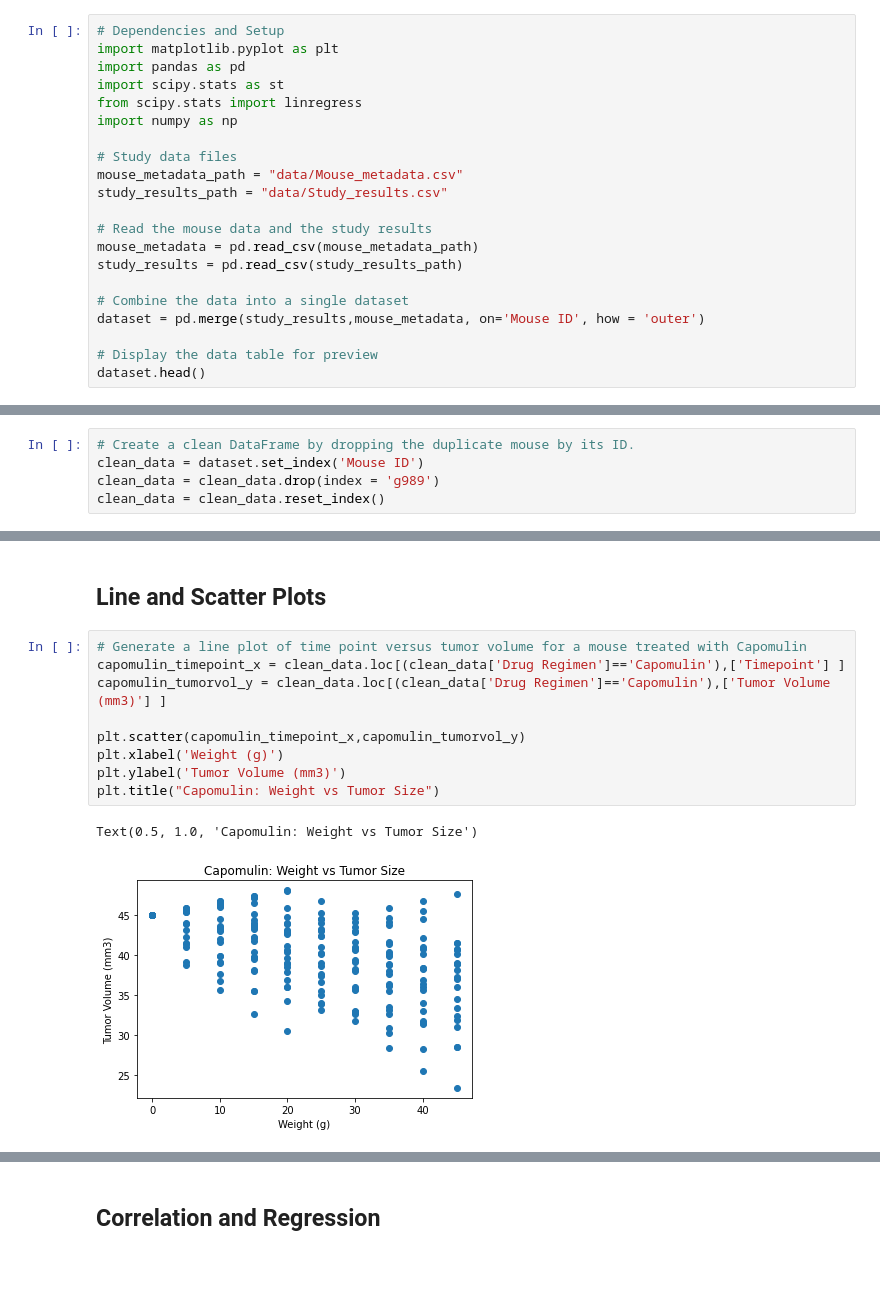
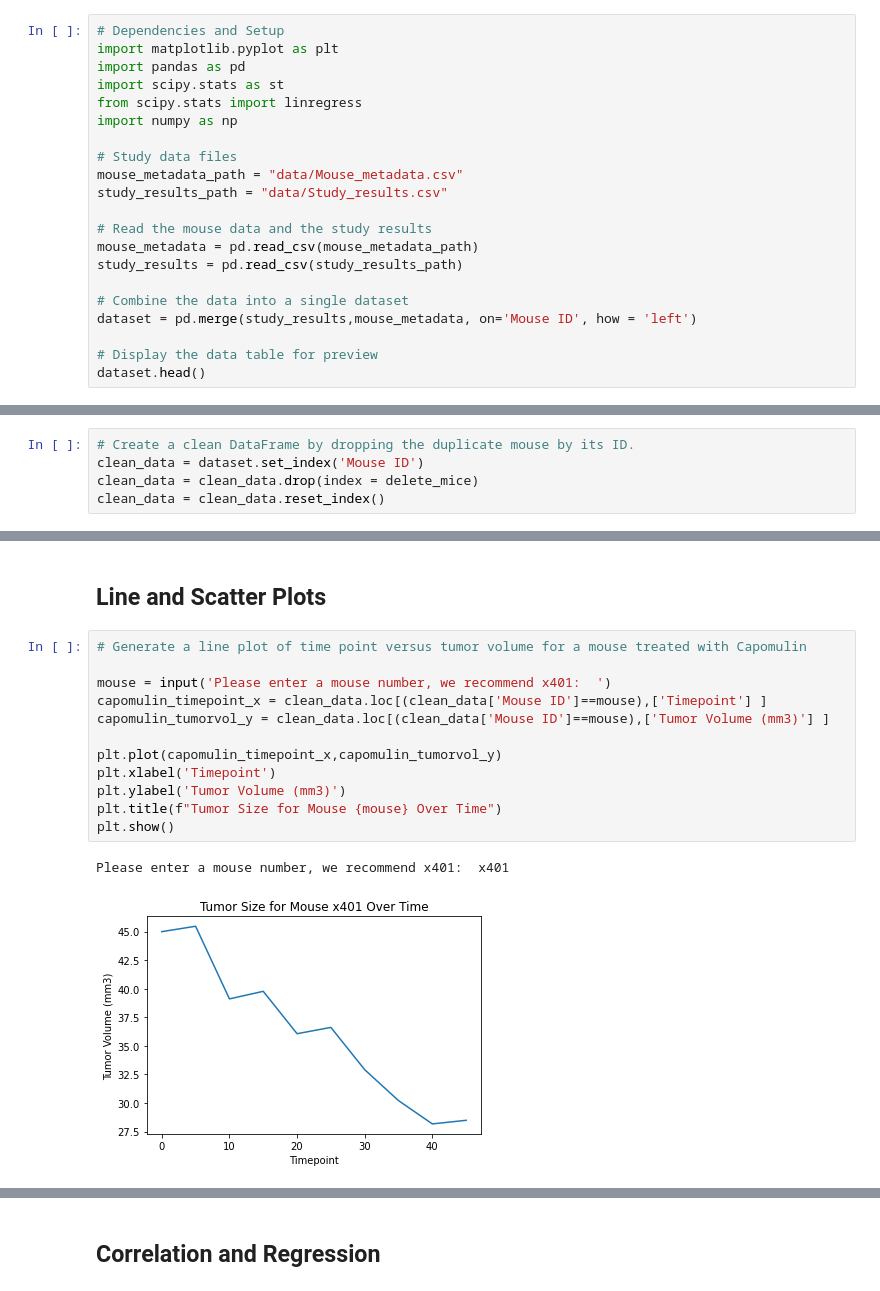
Before and after one commit to pauleppers/matplot-challenge, a Jupyter notebook: Pymaceuticals/pymaceuticals_starter.ipynb, the cells around one changed output, grey strips where cells are left out. Cells and saved outputs as stored; diff of their text form.

```diff
--- a/Pymaceuticals/pymaceuticals_starter.ipynb
+++ b/Pymaceuticals/pymaceuticals_starter.ipynb
@@ -17,7 +17,7 @@ mouse_metadata = pd.read_csv(mouse_metadata_path)
 study_results = pd.read_csv(study_results_path)
 
 # Combine the data into a single dataset
-dataset = pd.merge(study_results,mouse_metadata, on='Mouse ID', how = 'outer')
+dataset = pd.merge(study_results,mouse_metadata, on='Mouse ID', how = 'left')
 
 # Display the data table for preview
 dataset.head()
@@ -47,6 +63,6 @@ delete_mice_all = dataset.loc[(dataset['Mouse ID'] == 'g989'), :]
 # %%
 # Create a clean DataFrame by dropping the duplicate mouse by its ID.
 clean_data = dataset.set_index('Mouse ID')
-clean_data = clean_data.drop(index = 'g989')
+clean_data = clean_data.drop(index = delete_mice)
 clean_data = clean_data.reset_index()
 # %%
@@ -293,16 +334,19 @@ AttributeError: 'NoneType' object has no attribute 'append'
 ## Line and Scatter Plots
 # %%
 # Generate a line plot of time point versus tumor volume for a mouse treated with Capomulin
-capomulin_timepoint_x = clean_data.loc[(clean_data['Drug Regimen']=='Capomulin'),['Timepoint'] ]
-capomulin_tumorvol_y = clean_data.loc[(clean_data['Drug Regimen']=='Capomulin'),['Tumor Volume (mm3)'] ]
 
-plt.scatter(capomulin_timepoint_x,capomulin_tumorvol_y)
-plt.xlabel('Weight (g)')
+mouse = input('Please enter a mouse number, we recommend x401:  ')
+capomulin_timepoint_x = clean_data.loc[(clean_data['Mouse ID']==mouse),['Timepoint'] ]
+capomulin_tumorvol_y = clean_data.loc[(clean_data['Mouse ID']==mouse),['Tumor Volume (mm3)'] ]
+
+plt.plot(capomulin_timepoint_x,capomulin_tumorvol_y)
+plt.xlabel('Timepoint')
 plt.ylabel('Tumor Volume (mm3)')
-plt.title("Capomulin: Weight vs Tumor Size")
+plt.title(f"Tumor Size for Mouse {mouse} Over Time")
+plt.show()
 # %% [output]
-Text(0.5, 1.0, 'Capomulin: Weight vs Tumor Size')
+Please enter a mouse number, we recommend x401:  x401
-[figure, old version]
+[figure, new version]
 # %%
 # Generate a scatter plot of mouse weight versus average tumor volume for the Capomulin regimen
 capomulin = clean_data.loc[(clean_data['Drug Regimen']=='Capomulin'),['Mouse ID','Tumor Volume (mm3)','Weight (g)'] ]
```
Also changed, not shown: parts of 18 cells of this notebook.
